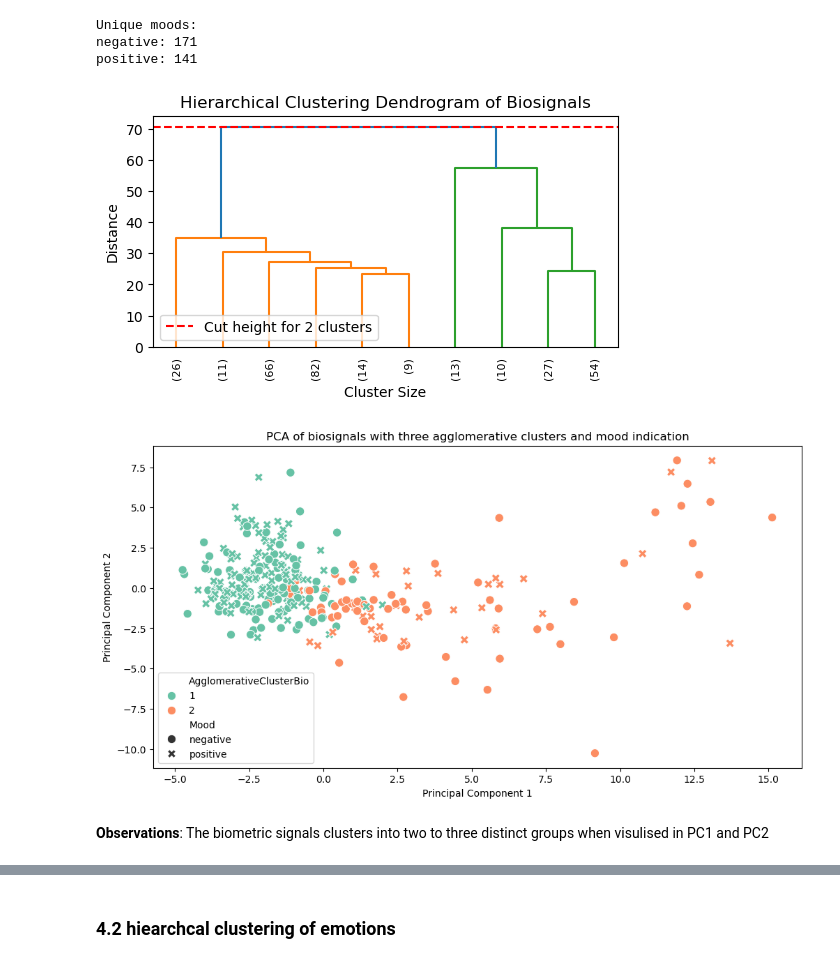
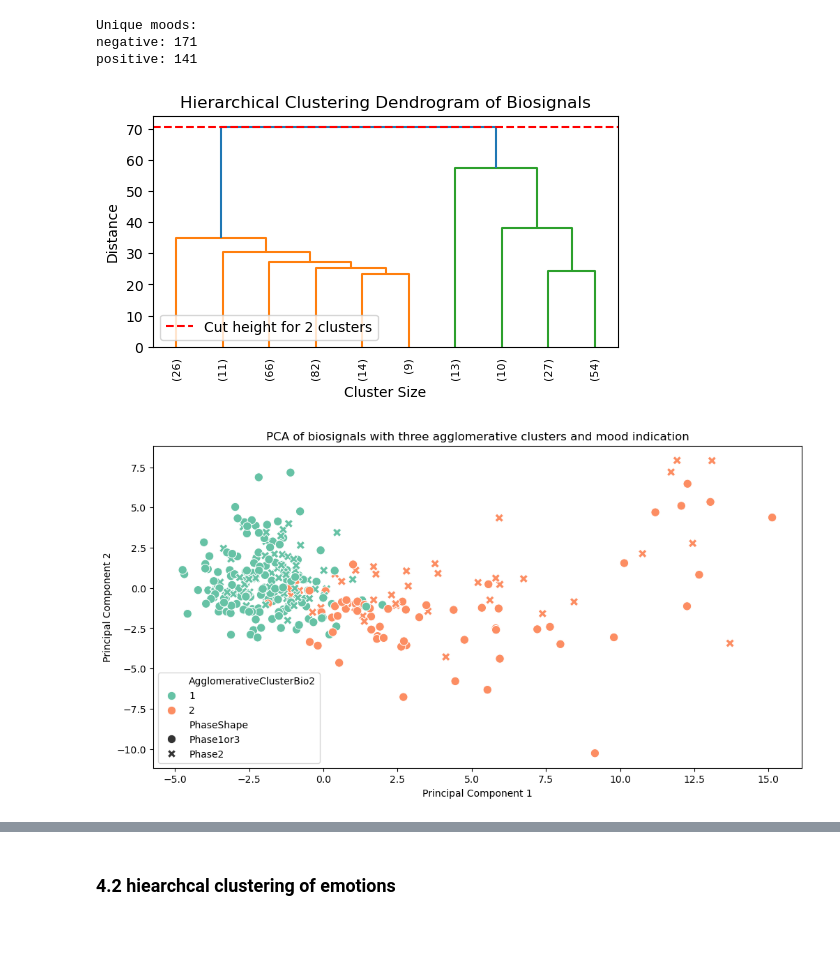
Before and after one commit to AntonWangDTU/case_2, a Jupyter notebook: src_anton/case_2_data.ipynb, the cells around one changed output, grey strips where cells are left out. Cells and saved outputs as stored; diff of their text form; code cells hidden in the pictures; blank space fills up the shorter version.

```diff
--- a/src_anton/case_2_data.ipynb
+++ b/src_anton/case_2_data.ipynb
@@ -226,6 +226,7 @@ dendrogram(Z,
            p=10)
 plt.axhline(y=cut_height, c='red', linestyle='--', label=f'Cut height for {n_clusters} clusters')
 plt.legend()
+plt.savefig('../plots/dendrogram_biosignals_3_clusters.png', dpi=300, bbox_inches='tight')
 plt.show()
 
 # --- Optional: Cut the dendrogram to form flat clusters ---
@@ -234,7 +235,7 @@ plt.show()
 cluster_labels = fcluster(Z, t=n_clusters, criterion='maxclust')
 
 # --- Add the cluster labels back to the dataset ---
-data_pd['AgglomerativeClusterBio'] = cluster_labels
+data_pd['AgglomerativeClusterBio3'] = cluster_labels
 
 # --- (Optional) Visualize clusters using PCA ---
 pca = PCA(n_components=2)
@@ -247,7 +248,7 @@ plt.figure(figsize=(12, 6))
 sns.scatterplot(
     x=pca_components[:, 0],
     y=pca_components[:, 1],
-    hue=data_pd['AgglomerativeClusterBio'],       # color by cluster
+    hue=data_pd['AgglomerativeClusterBio3'],       # color by cluster
     style=data_pd['Phase'],                    # shape by phase
     palette='Set2',
     s=80                                       # optional: size of points
@@ -317,36 +408,39 @@ dendrogram(Z,
            leaf_rotation=90.,
            leaf_font_size=8.,
            color_threshold=cut_height,
            p=10)
 plt.axhline(y=cut_height, c='red', linestyle='--', label=f'Cut height for {n_clusters} clusters')
 plt.legend()
+# Save the figure
+plt.savefig('../plots/dendrogram_biosignals_2_clusters.png', dpi=300, bbox_inches='tight')
 plt.show()
 
 # --- Optional: Cut the dendrogram to form flat clusters ---
 # Here we choose to form 3 clusters (you can change 3 to another number)
 
 cluster_labels = fcluster(Z, t=n_clusters, criterion='maxclust')
 
 # --- Add the cluster labels back to the dataset ---
-data_pd['AgglomerativeClusterBio'] = cluster_labels
+data_pd['AgglomerativeClusterBio2'] = cluster_labels
 
+data_pd['PhaseShape'] = data_pd['Phase'].apply(lambda x: 'Phase1or3' if x in ['phase1', 'phase3'] else 'Phase2')
 # Plot
 plt.figure(figsize=(12, 6))
 sns.scatterplot(
     x=pca_components[:, 0],
     y=pca_components[:, 1],
-    hue=data_pd['AgglomerativeClusterBio'],       # color by cluster
-    style=data_pd['Mood'],                    # shape by phase
+    hue=data_pd['AgglomerativeClusterBio2'],       # color by cluster
+    #hue=data_pd['Mood'],       # color by cluster
+    style=data_pd['PhaseShape'],                    # shape by phase
     palette='Set2',
     s=80                                       # optional: size of points
 )
 plt.title('PCA of biosignals with three agglomerative clusters and mood indication')
 plt.xlabel('Principal Component 1')
 plt.ylabel('Principal Component 2')
 plt.legend(title='')
+plt.savefig('../plots/pca_biosignals_2_clusters.png', dpi=300, bbox_inches='tight')
 plt.show()
 # %% [output]
 [figure]
-[figure, old version]
+[figure, new version]
-# %% [markdown]
-**Observations**: The biometric signals clusters into two to three distinct groups when visulised in PC1 and PC2
```
Also changed, not shown: parts of 8 cells of this notebook.
